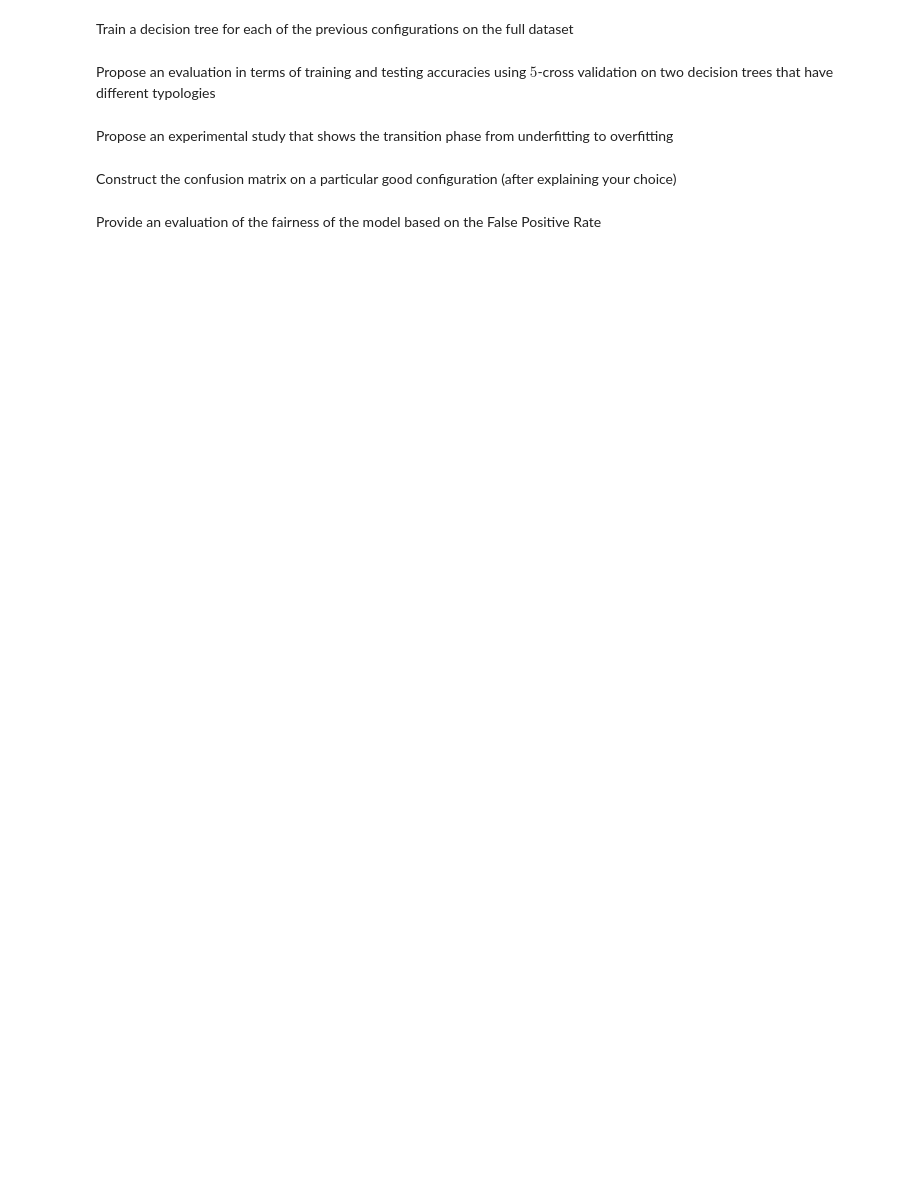
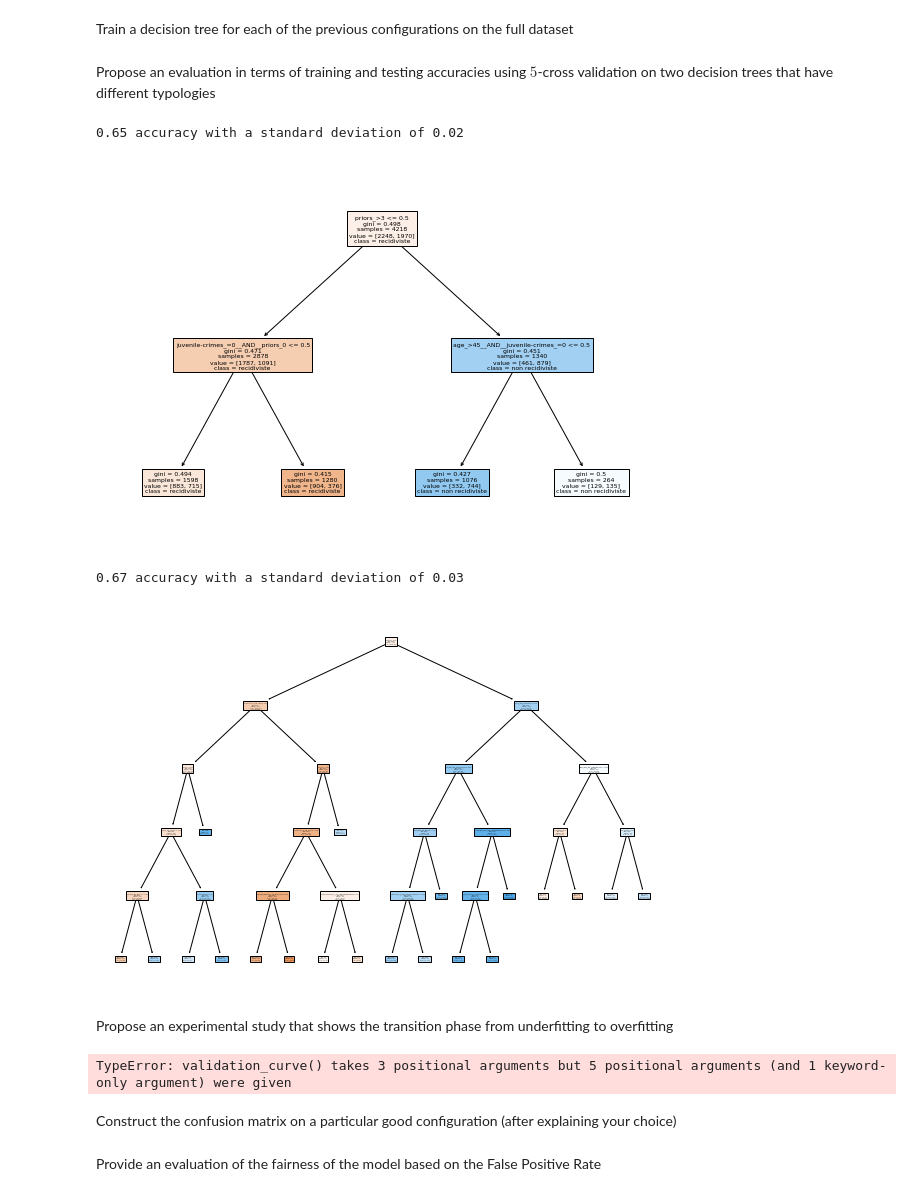
Before and after one commit to Quintus618/Apprentissage-supervis--2022, a Jupyter notebook: Evaluation_Labs_1.ipynb, the cells around one changed output. Drawn from its saved outputs; the diff is of its cells as text; code cells hidden in the pictures; blank space fills up the shorter version.

```diff
--- a/Evaluation_Labs_1.ipynb
+++ b/Evaluation_Labs_1.ipynb
@@ -5,2 +7,19 @@ Names, Surnames, and Group : (to complete by 2 students)
 # %% [markdown]
 In the following, we consider the  (binarized) Compas dataset that we studied in the Lab
+# %%
+# IMPORTATION OF THE DATASET AND SOME LIBRARIES
+import csv
+import numpy as np
+from matplotlib import pyplot as plt # for a good visualization of the trees
+
+from utils import load_from_csv
+from sklearn.model_selection import train_test_split
+from sklearn.model_selection import cross_val_score
+from sklearn.model_selection import validation_curve
+from sklearn.metrics import confusion_matrix
+
+from sklearn import datasets
+from sklearn import svm
+from sklearn import tree
+
+train_examples, train_labels, features, prediction = load_from_csv("./compass.csv")
@@ -10,7 +94,52 @@ A decision tree configuration is a set of parameters that one can use to build d
 Train a decision tree for each of the previous configurations on the full dataset
 # %% [markdown]
 Propose an evaluation in terms of training and testing accuracies using $5$-cross validation on two decision trees that have different typologies
+# %%
+#
+treesParameterselected = treesParameters[:2]
+nbTree = len(treesParameterselected)
+# %%
+for j in range (nbTree) :
+    parameters= treesParameters[j]
+
+    #FITTING INPUTS AND OUTPUTS
+    clf = tree.DecisionTreeClassifier(splitter=parameters['splitter'], max_depth =parameters['max_depth'], min_samples_leaf =parameters['min_samples_leaf'])
+    #Dataset splitted 80% training data, 20% test data
+    X_train, X_test, y_train, y_test = train_test_split(train_examples, train_labels, test_size=0.2, random_state=1)
+    #Cross validation
+    clf = clf.fit(X_train, y_train)
+
+    scores = cross_val_score(clf, X_test, y_test, cv=5)
+
+    # Visualization
+    # summarize first 5 rows
+    print("%0.2f accuracy with a standard deviation of %0.2f" % (scores.mean(), scores.std()))
+    plt.figure(figsize=(10,7))
+    tree.plot_tree(clf, feature_names= (features), class_names= ("recidiviste", "non recidiviste"), filled=True)
+    plt.show()
+# %% [output]
+0.65 accuracy with a standard deviation of 0.02
+[figure, added]
+0.67 accuracy with a standard deviation of 0.03
+[figure, added]
 # %% [markdown]
 Propose an experimental study that shows the transition phase from underfitting to overfitting
+# %%
+parameters = treesParameters[0]
+model = clf.fit(X_train, y_train)
+k = np.arange (1,50)
+
+# en fonction de la profondeur de l'arbre, changer la taille max de l'arbre signe de l'overfit...
+
+train_score, val_score = validation_curve(model,X_train,y_train,'two_year_recid',k,cv=5)
+
+plt.plot(k, val_score.mean(axis=1), label = 'validation')
+plt.plot(k, train_score.mean(axis=1), label = 'train')
+
+plt.ylabel('score')
+plt.xlabel('two_year_recid')
+plt.legend()
+# %% [output]
+TypeError: validation_curve() takes 3 positional arguments but 5 positional arguments (and 1 keyword-only argument) were given
 # %% [markdown]
 Construct the confusion matrix on a particular good configuration (after explaining your choice)
```
Also changed, not shown: parts of 5 cells of this notebook.
